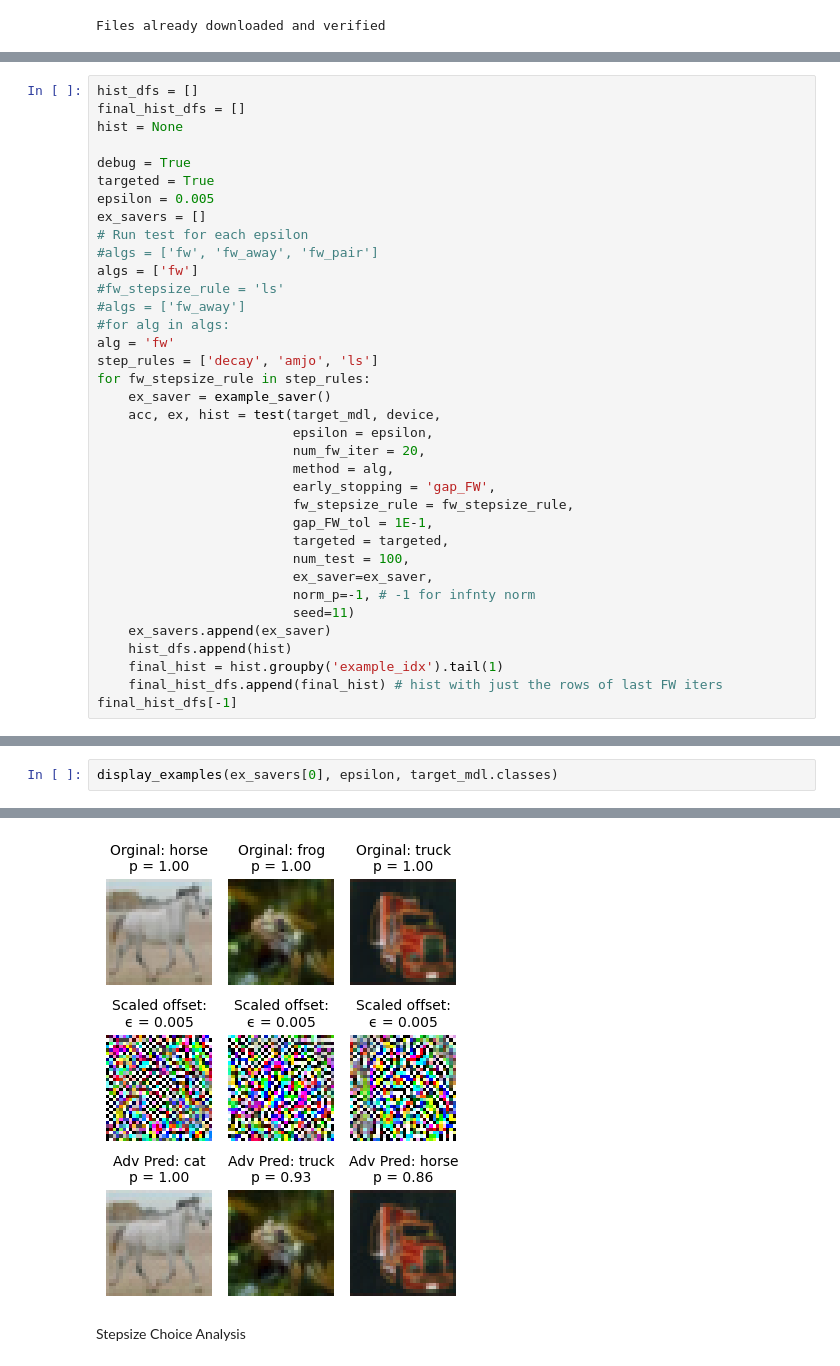
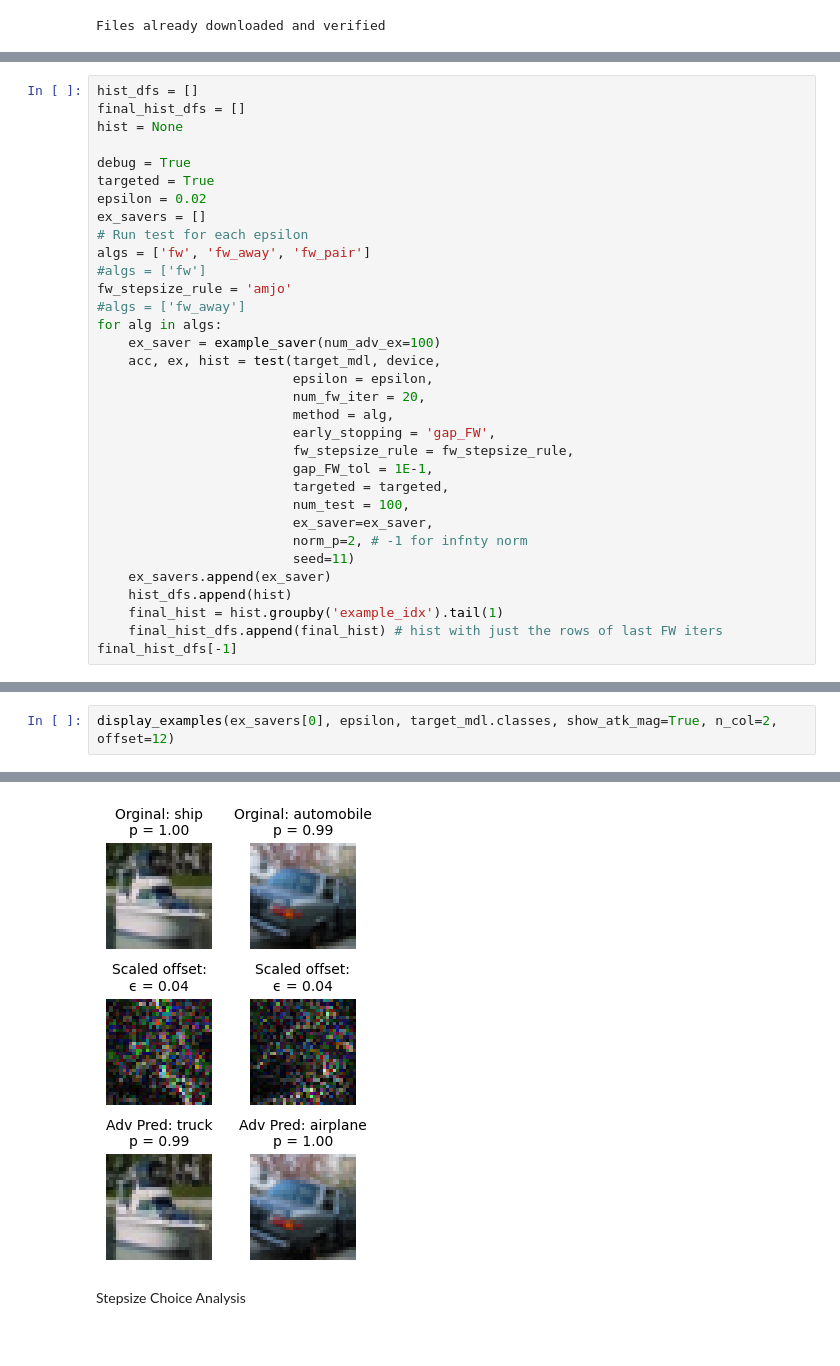
Before and after one commit to TannerAGraves/FW-variants-for-WB-Adversarial-Attacks, a Jupyter notebook: test attacks.ipynb, the cells around one changed output, grey strips where cells are left out. Cells and saved outputs as stored; diff of their text form.

```diff
--- a/test attacks.ipynb
+++ b/test attacks.ipynb
@@ -56,18 +52,15 @@ hist = None
 
 debug = True
 targeted = True
-epsilon = 0.005
+epsilon = 0.02
 ex_savers = []
 # Run test for each epsilon
-#algs = ['fw', 'fw_away', 'fw_pair']
-algs = ['fw']
-#fw_stepsize_rule = 'ls'
+algs = ['fw', 'fw_away', 'fw_pair']
+#algs = ['fw']
+fw_stepsize_rule = 'amjo'
 #algs = ['fw_away']
-#for alg in algs:
-alg = 'fw'
-step_rules = ['decay', 'amjo', 'ls']
-for fw_stepsize_rule in step_rules:
-    ex_saver = example_saver()
+for alg in algs:
+    ex_saver = example_saver(num_adv_ex=100)
     acc, ex, hist = test(target_mdl, device,
                          epsilon = epsilon,
                          num_fw_iter = 20,
@@ -78,7 +71,7 @@ for fw_stepsize_rule in step_rules:
                          targeted = targeted,
                          num_test = 100,
                          ex_saver=ex_saver,
-                         norm_p=-1, # -1 for infnty norm
+                         norm_p=2, # -1 for infnty norm
                          seed=11)
     ex_savers.append(ex_saver)
     hist_dfs.append(hist)
@@ -120,3 +112,3 @@ ls
 # %%
-display_examples(ex_savers[0], epsilon, target_mdl.classes)
+display_examples(ex_savers[0], epsilon, target_mdl.classes, show_atk_mag=True, n_col=2, offset=12)
 # %% [output]
@@ -124,4 +115,4 @@ Clipping input data to the valid range for imshow with RGB data ([0..1] for floa
-[figure, old version]
+[figure, new version]
 # %% [markdown]
 Stepsize Choice Analysis
 # %%
```
Also changed, not shown: parts of 5 cells of this notebook, 7 other files.
